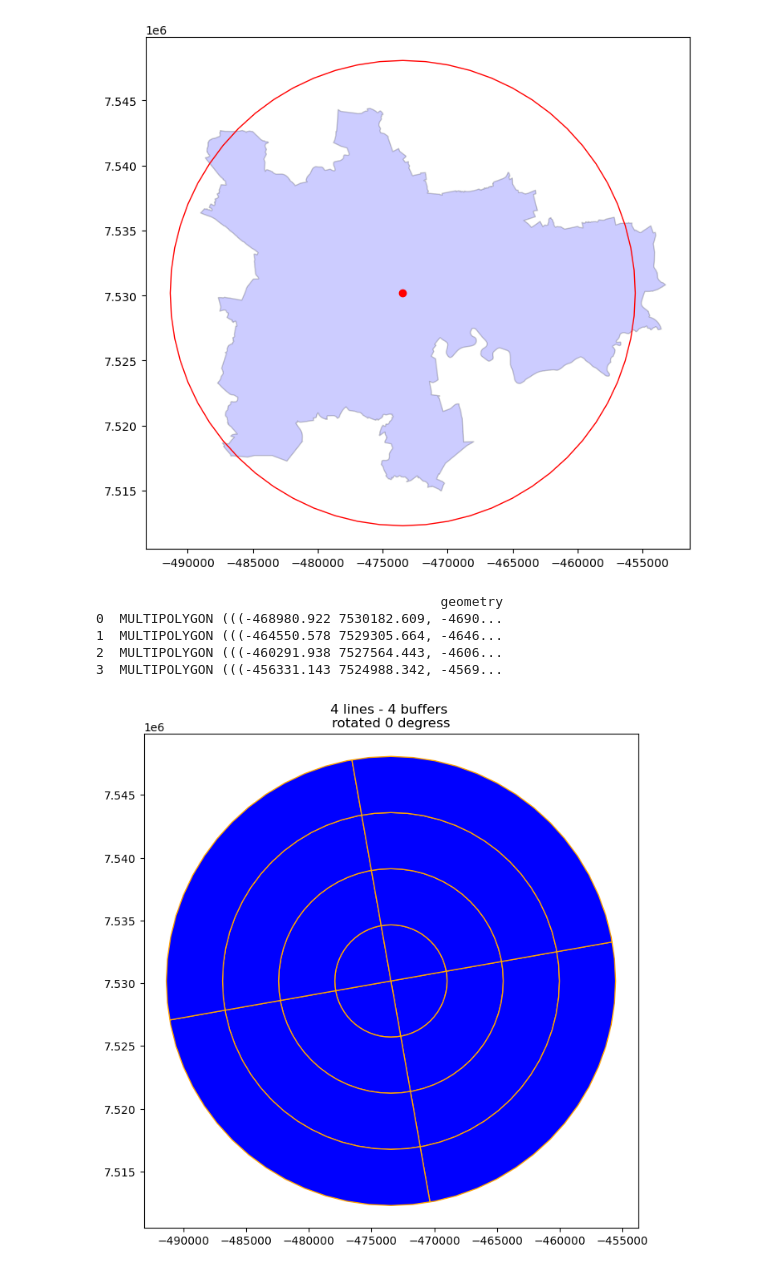
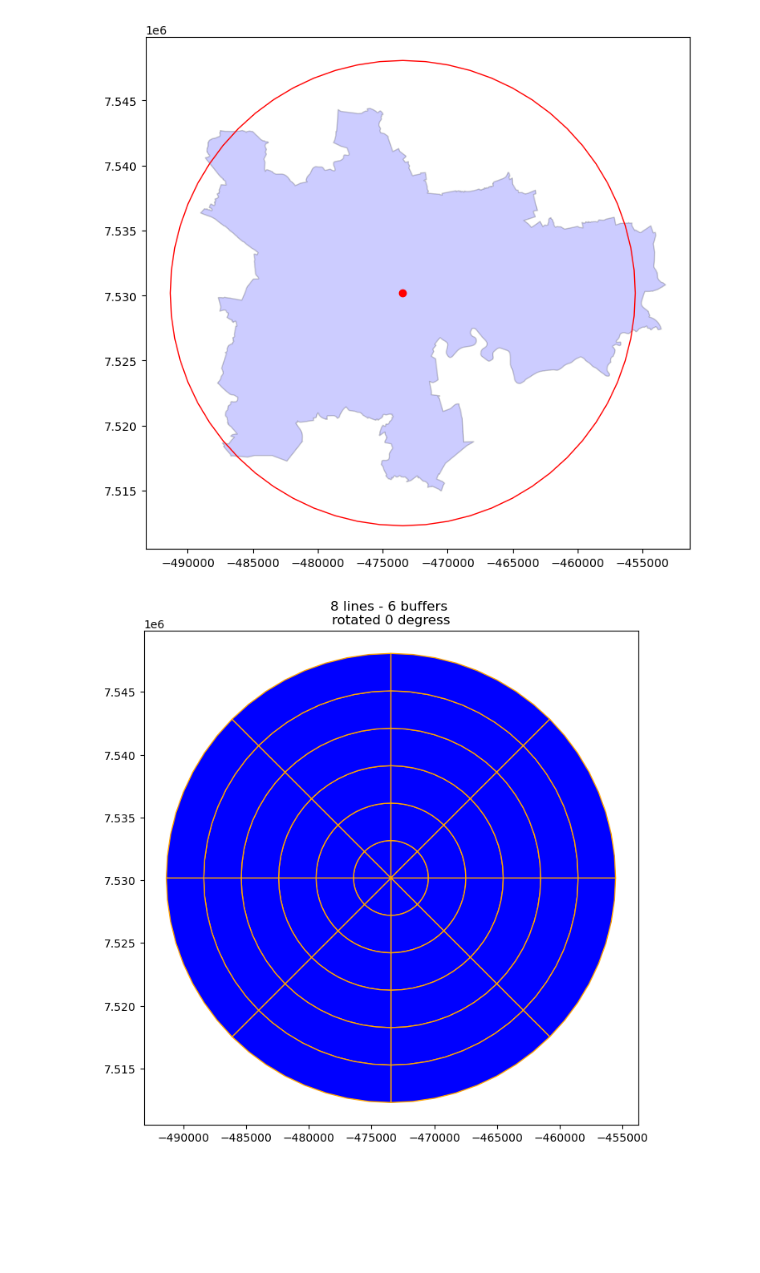
Before and after one commit to paddeaux/city_typo, a Jupyter notebook: city_typo.ipynb, the cells around one changed output. Saved outputs shown, nothing was run; the diff lists cells and outputs as text; code cells hidden in the pictures; blank space fills up the shorter version.

Commit message:
Got the buffer rings dividing properly, and even rotating

```diff
--- a/city_typo.ipynb
+++ b/city_typo.ipynb
@@ -169,52 +170,53 @@ def n_radial(n, poly, rot=0):
     poly_r = (poly.bounds.maxx[0] - poly.bounds.minx[0])/2
     poly_c = (poly.centroid.x[0], poly.centroid.y[0])
     buffer = poly.centroid.buffer(poly_r/2)
-    a = affinity.rotate(Point([poly.centroid.x, poly.centroid.y+(poly_r*1.2)]), rot, origin=poly_c)
+    a = affinity.rotate(Point([poly.centroid.x, poly.centroid.y+(poly_r)]), rot, origin=poly_c) #poly_r*1.2
     lines = [LineString([poly_c,[a.x, a.y]])]
     vertices = [a]
     for i in range(n):
         vert_rotate = affinity.rotate(a, (360/n)*(i+1), origin=poly_c)
         vertices.append(vert_rotate)
         lines.append(LineString([poly_c, [vert_rotate.x, vert_rotate.y]]))
 
     return gpd.GeoDataFrame({'geometry' : lines}, geometry='geometry', crs=3857)
 
 def radial_split(polygon, n=5, rot=0, buffers=4):
     # calculate centre and radius of input polygon
     polygon_r = (polygon.bounds.maxx[0] - polygon.bounds.minx[0])/2
-    polygon_c = (polygon.centroid.x[0], polygon.centroid.y[0])
-    c = Point([polygon.centroid.x, polygon.centroid.y+polygon_r])
 
     # generate buffers and remove overlapping areas
     buff_list = [polygon.centroid.buffer(polygon_r * (1 - i*(1/buffers)))[0] for i in range(buffers)]
     cut_buffers = clip_overlaps_by_weight(gpd.GeoDataFrame({'id': [x for x in range(len(buff_list))], 'geometry' : buff_list}, geometry='geometry'), 'id')
 
     # generate n radial lines and merge them into one single LineString
-    lines = n_radial(n, polygon, 10)
+    lines = n_radial(n, polygon, rot)
     points = [[point for point in line.coords] for line in lines.geometry[:]]
     merge_line = LineString([val for sublist in points for val in sublist])
 
     # divide the buffers using the radial linestring and return
-    ring_split = [MultiPolygon(split(cut_buffers.geometry[i], merge_line)) for i in range(4)]
-    return gpd.GeoDataFrame(geometry=gpd.GeoSeries([poly for poly in ring_split]))
+    ring_split = [MultiPolygon(split(cut_buffers.geometry[i], merge_line)) for i in range(buffers)]
+    # returns the split buffers AND the uncut buffers
+    return gpd.GeoDataFrame(geometry=gpd.GeoSeries([poly for poly in ring_split])), gpd.GeoDataFrame({'geometry':buff_list}, geometry='geometry', crs=3857)
+
+glasgow = glasgow.to_crs(3857)
+glasgow_pd = glasgow_pd.to_crs(3857)
 
 fig, ax = plt.subplots(1,1,figsize=(10,8))
 glasgow_radial = radial_split(glasgow)
 
-print(glasgow_radial)
+n = 8
+rot = 0
+buffers = 6
 
-n = 4
-rot = 0
-buffers = 4
+glasgow_radial, glasgow_buffers = radial_split(glasgow, n, rot, buffers)
 
-radial_split(glasgow, n, rot, buffers).plot(ax=ax, edgecolor='orange', facecolor='blue')
+glasgow_inner = glasgow_buffers.iloc[[-1]]
+#inner_pds = glasgow_pd.sjoin(glasgow_inner)
+glasgow.centroid.plot(ax=ax, color='green')
+
 ax.set_title(f"{n} lines - {buffers} buffers \nrotated {rot} degress")
+glasgow_radial.plot(ax=ax, edgecolor='orange', facecolor='blue')
 
 plt.show()
 # %% [output]
-                                            geometry
-0  MULTIPOLYGON (((-468980.922 7530182.609, -4690...
-1  MULTIPOLYGON (((-464550.578 7529305.664, -4646...
-2  MULTIPOLYGON (((-460291.938 7527564.443, -4606...
-3  MULTIPOLYGON (((-456331.143 7524988.342, -4569...
-[figure, old version]
+[figure, new version]
```
Also changed, not shown: parts of 3 cells of this notebook.
